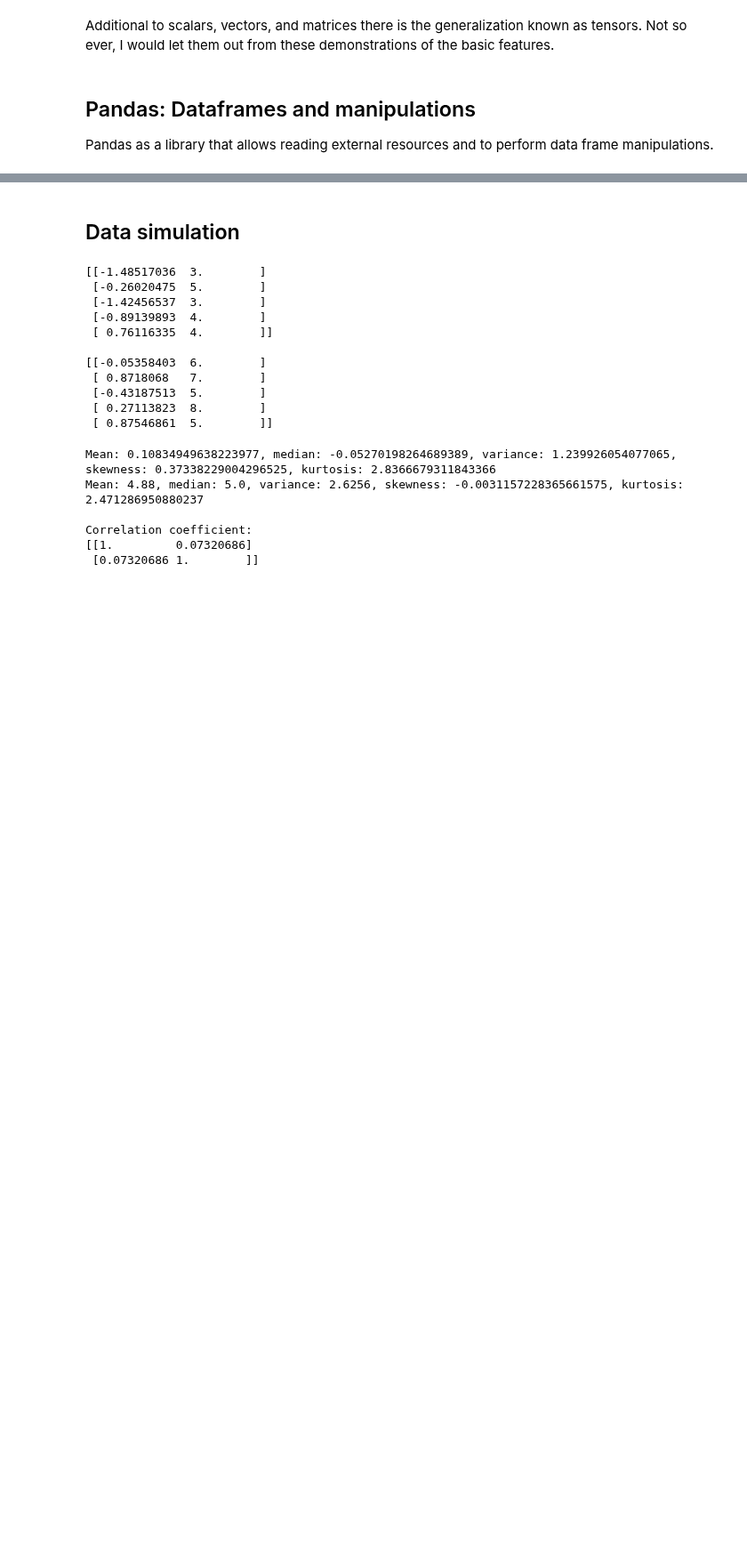
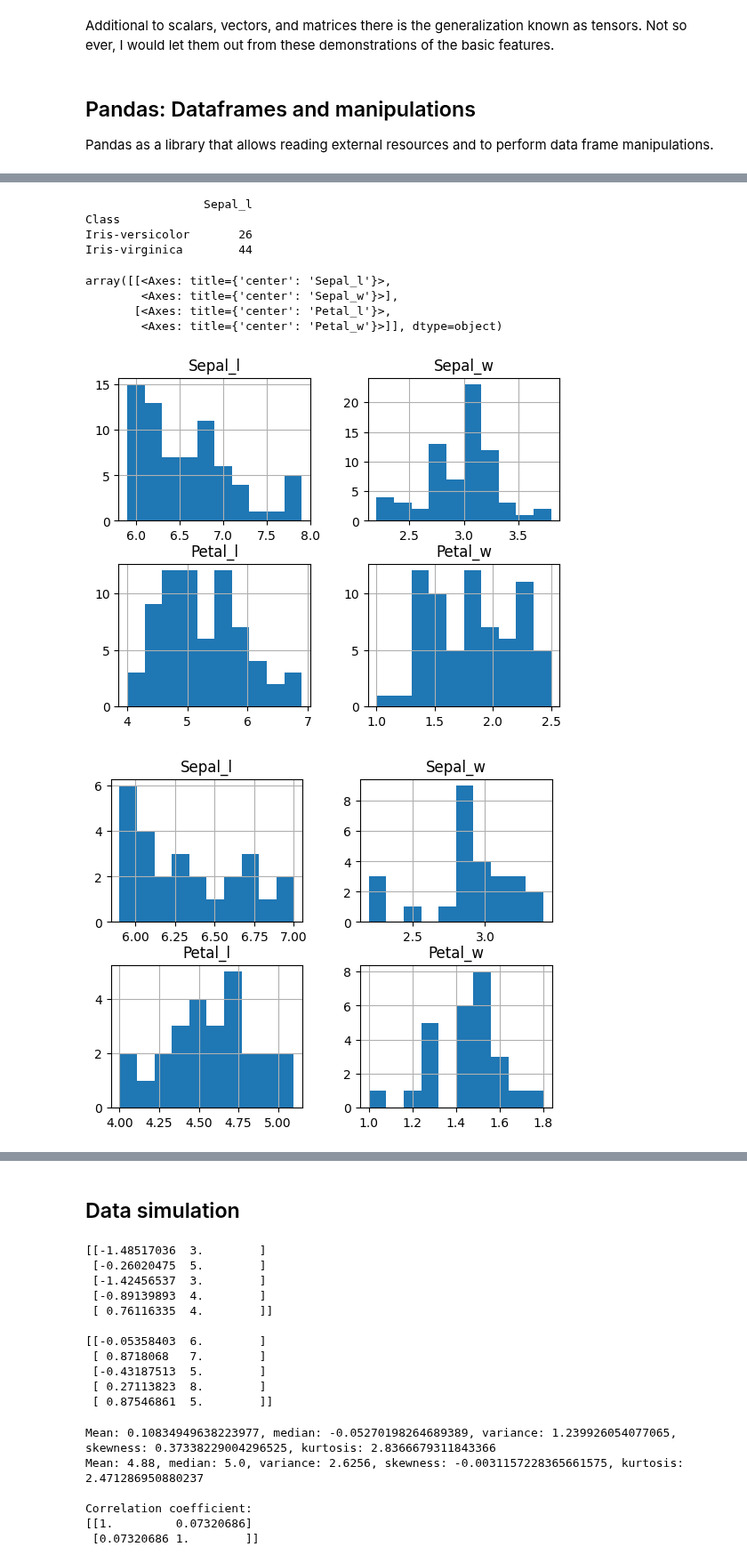
Before and after one commit to nescuderor/Personal_portfolio, a Jupyter notebook: 01_Basics.ipynb, the cells around one changed output, grey strips where cells are left out. Shown at 89% size. Cells and saved outputs as stored; diff of their text form; code cells hidden in the pictures; blank space fills up the shorter version.

```diff
--- a/01_Basics.ipynb
+++ b/01_Basics.ipynb
@@ -556,0 +609,21 @@ dtype: object
+# %%
+#Sorting and subsetting by the flowers with the largest sepals and petals
+dataframe1_reduced = dataframe1.sort_values(["Sepal_l", "Petal_l"], ascending=[False, False]).copy() #Sorting base on the length of the parameters of interest
+means = dataframe1_reduced[["Sepal_l", "Petal_l"]].apply("mean") #Calculating the mean per column
+
+dataframe1_reduced = dataframe1_reduced[(dataframe1_reduced["Sepal_l"] > means[0]) & (dataframe1_reduced["Petal_l"] > means[1])] #Storing only the registers of the flowers above the average length in both parameters
+print(dataframe1_reduced[["Class", "Sepal_l"]].groupby(["Class"]).count()) #Capturing the classes above the average and the quantity per each
+dataframe1_reduced.hist() #Distribution of the variables with the reduced dataframe
+dataframe1_reduced.loc[dataframe1_reduced["Class"]=="Iris-versicolor", :].hist() #Distribution of "Iris-versicolor"
+dataframe1_reduced.loc[dataframe1_reduced["Class"]=="Iris-virginica", :].hist() #Distribution of "Iris-virginica"
+# %% [output]
+                 Sepal_l
+Class
+Iris-versicolor       26
+Iris-virginica        44
+array([[<Axes: title={'center': 'Sepal_l'}>,
+        <Axes: title={'center': 'Sepal_w'}>],
+       [<Axes: title={'center': 'Petal_l'}>,
+        <Axes: title={'center': 'Petal_w'}>]], dtype=object)
+[figure, added]
+[figure, added]
```
Also changed, not shown: parts of 13 cells of this notebook.
